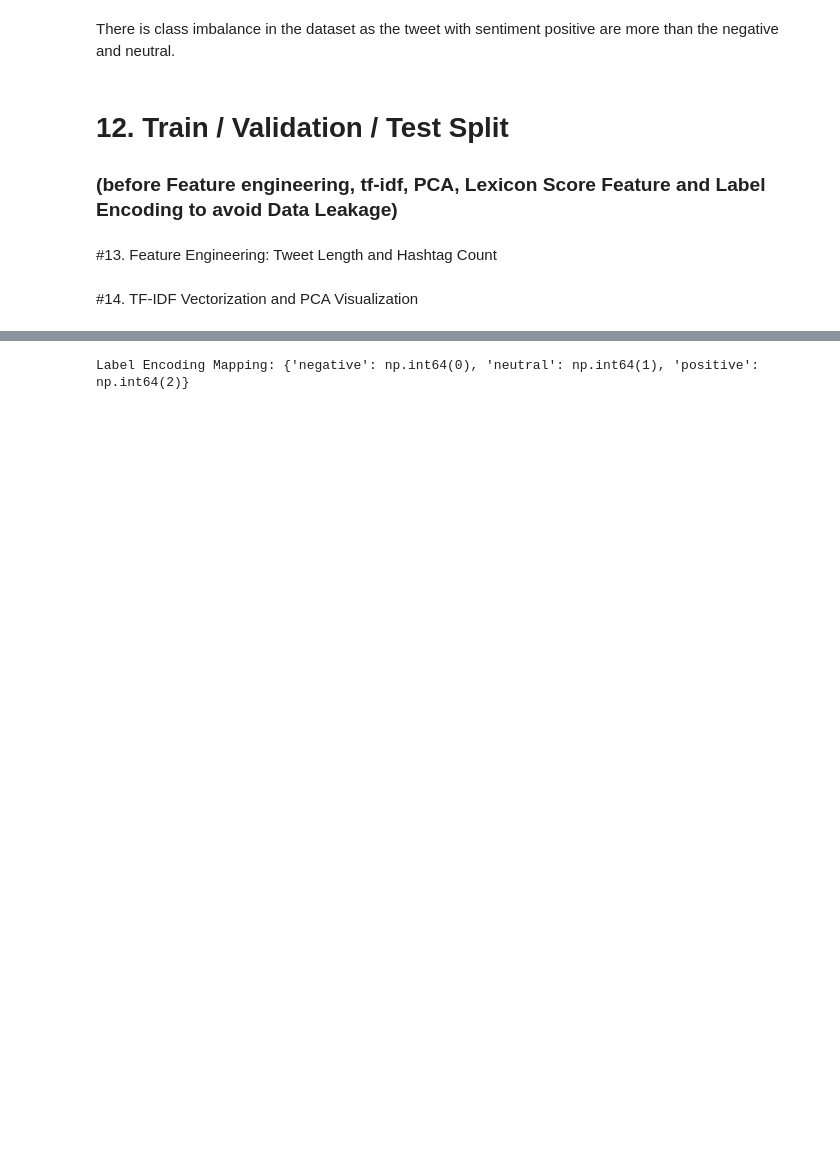
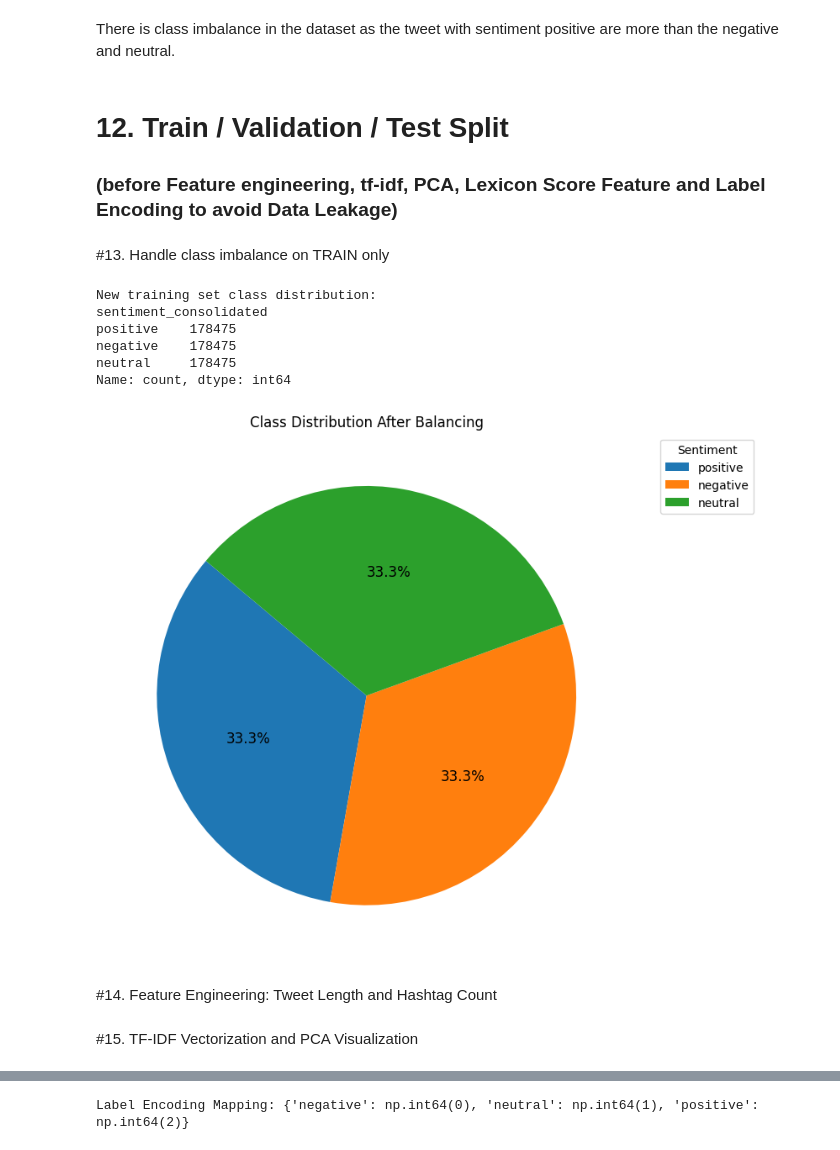
Before and after one commit to LCIT-AISC-T3-S25/Group3, a Jupyter notebook: Notebooks/Data_Preprocessing.ipynb, the cells around one changed output, grey strips where cells are left out. Cells and saved outputs as stored; diff of their text form; code cells hidden in the pictures; blank space fills up the shorter version.

```diff
--- a/Notebooks/Data_Preprocessing.ipynb
+++ b/Notebooks/Data_Preprocessing.ipynb
@@ -353,2 +333,0 @@ def clean_text(text):
-# %%
-df['clean_tweet'] = df['Tweet'].apply(clean_text)
@@ -726,8 +680,59 @@ y_val = y_val.reset_index(drop=True)
 y_test = y_test.reset_index(drop=True)
 
 # ✅ Final Proportions: 60% Train / 20% Val / 20% Test
+# %% [markdown]
+#13. Handle class imbalance on TRAIN only
+# %%
+from imblearn.over_sampling import RandomOverSampler
+
+# Upsample all minority classes to match the majority
+ros = RandomOverSampler(
+    sampling_strategy='not majority',
+    random_state=42
+)
+X_train_res, y_train_res = ros.fit_resample(X_train, y_train)
+
+# Overwrite the original train splits
+X_train, y_train = X_train_res, y_train_res
+
+#V erify new training-class counts
+print("New training set class distribution:")
+print(y_train.value_counts())
+# %% [output]
+New training set class distribution:
+sentiment_consolidated
+positive    178475
+negative    178475
+neutral     178475
+Name: count, dtype: int64
+# %%
+counts = y_train.value_counts()
+labels = counts.index
+sizes  = counts.values
+
+plt.figure(figsize=(8,8))
+plt.pie(
+    sizes,
+    labels=None,               # turn off direct labels
+    autopct='%1.1f%%',         # show percent on slices
+    startangle=140,            # rotate for better layout
+    textprops={'fontsize': 12} # make slice text legible
+)
+plt.title('Class Distribution After Balancing')
+
+# move labels into a legend on the right
+plt.legend(
+    labels,
+    title='Sentiment',
+    bbox_to_anchor=(1.05, 1),
+    loc='upper left'
+)
+plt.tight_layout()
+plt.show()
+# %% [output]
+[figure, added]
 # %% [markdown]
-#13. Feature Engineering: Tweet Length and Hashtag Count
+#14. Feature Engineering: Tweet Length and Hashtag Count
 # %%
 # Feature 1: Tweet Length (based on original tweet text)
 X_train['tweet_length'] = X_train['Tweet'].apply(len)
@@ -740,4 +745,4 @@ X_train['num_hashtags'] = X_train['Tweet'].apply(lambda x: len(re.findall(r"#\w+
 X_val['num_hashtags'] = X_val['Tweet'].apply(lambda x: len(re.findall(r"#\w+", str(x))))
 X_test['num_hashtags'] = X_test['Tweet'].apply(lambda x: len(re.findall(r"#\w+", str(x))))
 # %% [markdown]
-#14. TF-IDF Vectorization and PCA Visualization
+#15. TF-IDF Vectorization and PCA Visualization
```
Also changed, not shown: parts of 43 cells of this notebook, 9 other files.
